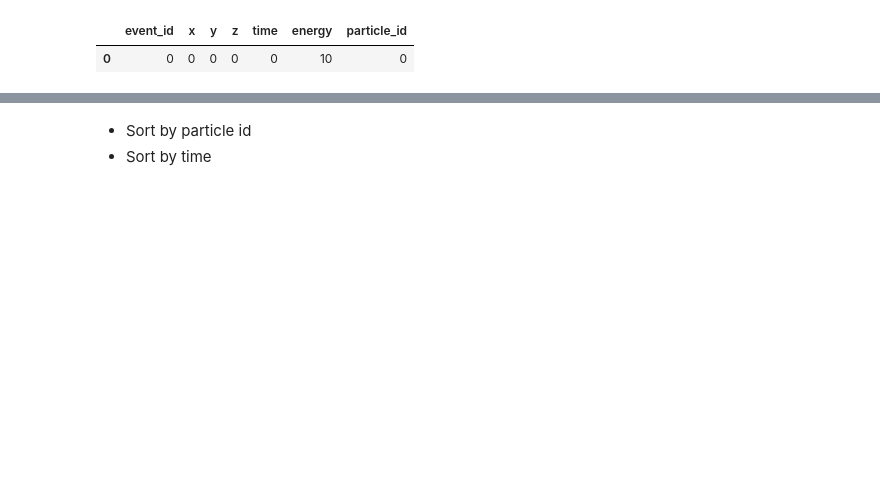
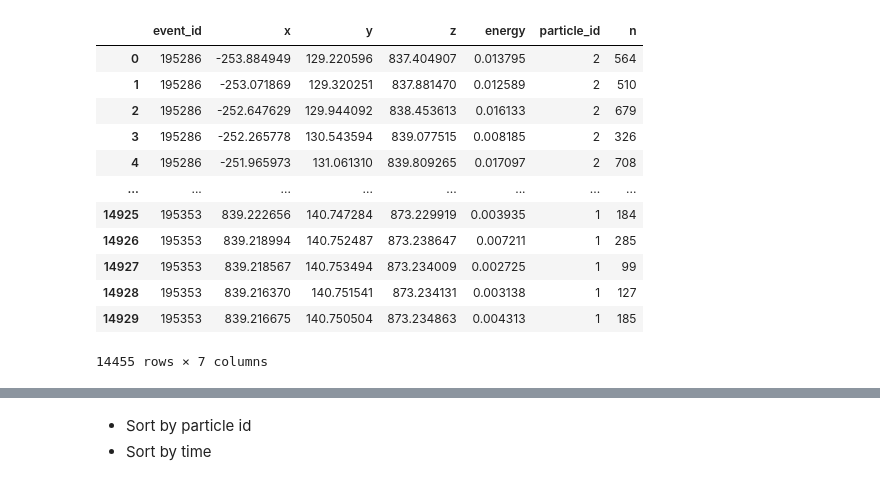
Before and after one commit to kvjmistry/ATPC, a Jupyter notebook: notebooks/SmearEvents.ipynb, the cells around one changed output, grey strips where cells are left out. Drawn from its saved outputs; the diff is of its cells as text; code cells hidden in the pictures; blank space fills up the shorter version.

```diff
--- a/notebooks/SmearEvents.ipynb
+++ b/notebooks/SmearEvents.ipynb
@@ -18,17 +19,33 @@ Intel MKL WARNING: Support of Intel(R) Streaming SIMD Extensions 4.2 (Intel(R) S
 # %%
 # Load in the hits
-hits = pd.read_hdf(f"../data/ATPC_0nubb/ATPC_0nubb.h5", 'MC/hits')
-parts = pd.read_hdf(f"../data/ATPC_0nubb/ATPC_0nubb.h5", 'MC/particles')
+# hits = pd.read_hdf(f"../config/NextTonScale_Bi_ion.h5", 'MC/hits')
+# parts = pd.read_hdf(f"../config/NextTonScale_Bi_ion.h5", 'MC/particles')
+
+hits = pd.read_hdf(f"../data/ATPC_0nubb/ATPC_0nubb_25bar_nexus_2638.h5", 'MC/hits')
+parts = pd.read_hdf(f"../data/ATPC_0nubb/ATPC_0nubb_25bar_nexus_2638.h5", 'MC/particles')
 
 
-hits = pd.DataFrame({"event_id":[0], "x": [0], "y": [0], "z": [0], "time":[0], "energy": [10], "particle_id": [0]})
-parts = pd.DataFrame({"event_id":[0], "initial_x": [0], "initial_y": [0], "initial_z": [0], "time":[0], "energy": [1], "particle_id": [0], "particle_name":"e-"})
+# hits = pd.DataFrame({"event_id":[0], "x": [0], "y": [0], "z": [0], "time":[0], "energy": [10], "particle_id": [0]})
+# parts = pd.DataFrame({"event_id":[0], "initial_x": [0], "initial_y": [0], "initial_z": [0], "time":[0], "energy": [1], "particle_id": [0], "particle_name":"e-"})
 
 # hits.z = hits.z+3000
 display(hits)
+
+# print(len(hits[hits.event_id ==321959 ]))
 # %% [output]
-|  | event_id | x | y | z | time | energy | particle_id |
-| 0 | 0 | 0 | 0 | 0 | 0 | 10 | 0 |
+|  | event_id | x | y | z | energy | particle_id | n |
+| 0 | 195286 | -253.884949 | 129.220596 | 837.404907 | 0.013795 | 2 | 564 |
+| 1 | 195286 | -253.071869 | 129.320251 | 837.881470 | 0.012589 | 2 | 510 |
+| 2 | 195286 | -252.647629 | 129.944092 | 838.453613 | 0.016133 | 2 | 679 |
+| 3 | 195286 | -252.265778 | 130.543594 | 839.077515 | 0.008185 | 2 | 326 |
+| 4 | 195286 | -251.965973 | 131.061310 | 839.809265 | 0.017097 | 2 | 708 |
+| ... | ... | ... | ... | ... | ... | ... | ... |
+| 14925 | 195353 | 839.222656 | 140.747284 | 873.229919 | 0.003935 | 1 | 184 |
+| 14926 | 195353 | 839.218994 | 140.752487 | 873.238647 | 0.007211 | 1 | 285 |
+| 14927 | 195353 | 839.218567 | 140.753494 | 873.234009 | 0.002725 | 1 | 99 |
+| 14928 | 195353 | 839.216370 | 140.751541 | 873.234131 | 0.003138 | 1 | 127 |
+| 14929 | 195353 | 839.216675 | 140.750504 | 873.234863 | 0.004313 | 1 | 185 |
+14455 rows × 7 columns
 # %%
 # Define a function to smear the geant4 electrons uniformly between the steps
 # Each electron is sampled uniformly towards the previous hit
```
Also changed, not shown: parts of 11 cells of this notebook, 2 other files.
